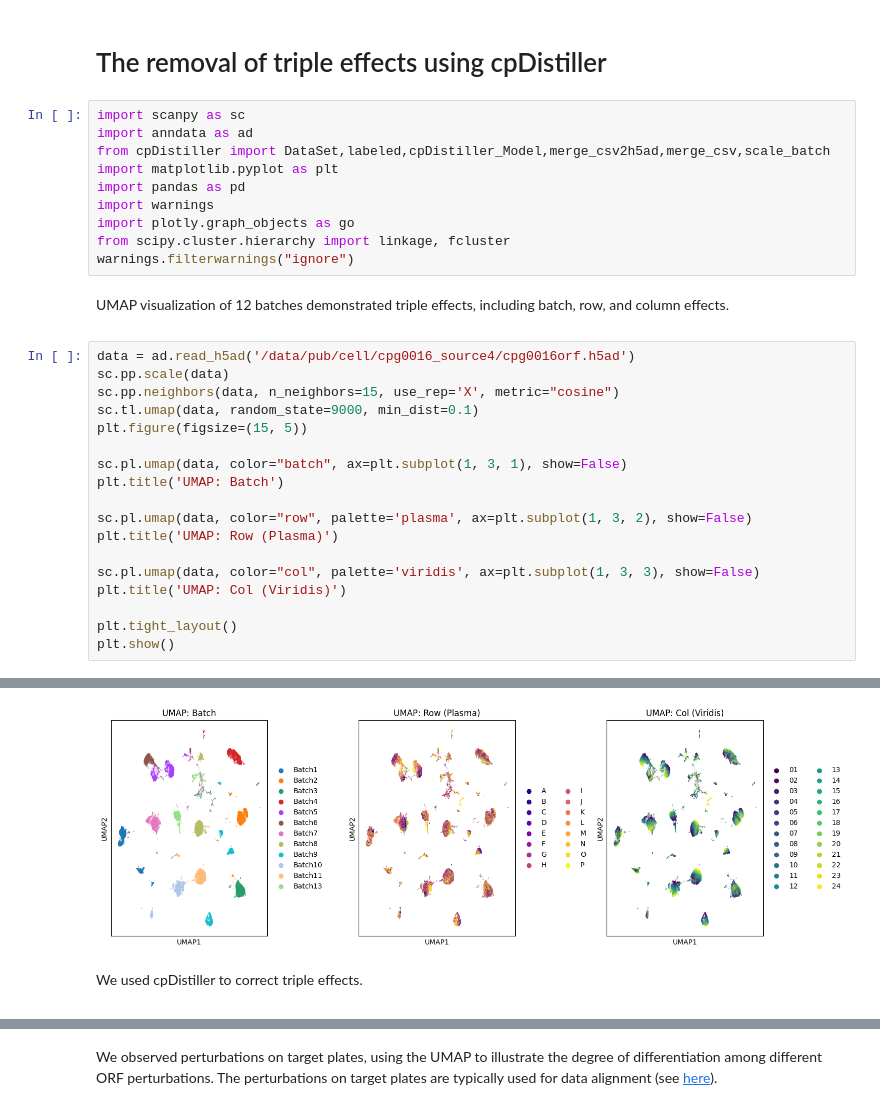
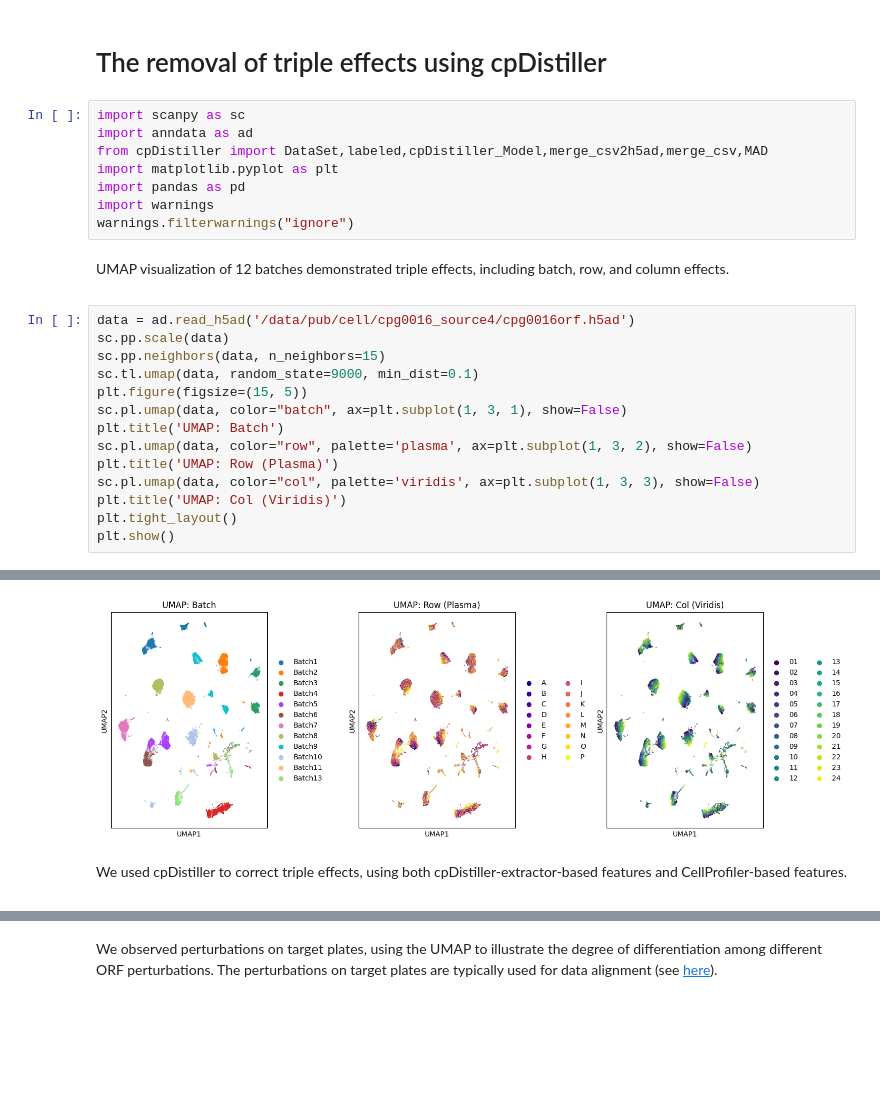
Before and after one commit to BioX-NKU/cpDistiller, a Jupyter notebook: docs/source/Tutorial/batch_row_col/cpDistiller_b_r_c.ipynb, the cells around one changed output, grey strips where cells are left out. Saved outputs shown, nothing was run; the diff lists cells and outputs as text; blank space fills up the shorter version.

```diff
--- a/docs/source/Tutorial/batch_row_col/cpDistiller_b_r_c.ipynb
+++ b/docs/source/Tutorial/batch_row_col/cpDistiller_b_r_c.ipynb
@@ -3,12 +3,10 @@
 # %%
 import scanpy as sc
 import anndata as ad
-from cpDistiller import DataSet,labeled,cpDistiller_Model,merge_csv2h5ad,merge_csv,scale_batch
+from cpDistiller import DataSet,labeled,cpDistiller_Model,merge_csv2h5ad,merge_csv,MAD
 import matplotlib.pyplot as plt
 import pandas as pd
 import warnings
-import plotly.graph_objects as go
-from scipy.cluster.hierarchy import linkage, fcluster
 warnings.filterwarnings("ignore")
 # %% [markdown]
 <div class="alert note">
@@ -19,19 +17,15 @@ UMAP visualization of 12 batches demonstrated triple effects, including batch, r
 # %%
 data = ad.read_h5ad('/data/pub/cell/cpg0016_source4/cpg0016orf.h5ad')
 sc.pp.scale(data)
-sc.pp.neighbors(data, n_neighbors=15, use_rep='X', metric="cosine")
+sc.pp.neighbors(data, n_neighbors=15)
 sc.tl.umap(data, random_state=9000, min_dist=0.1)
 plt.figure(figsize=(15, 5))
-
 sc.pl.umap(data, color="batch", ax=plt.subplot(1, 3, 1), show=False)
 plt.title('UMAP: Batch')
-
 sc.pl.umap(data, color="row", palette='plasma', ax=plt.subplot(1, 3, 2), show=False)
 plt.title('UMAP: Row (Plasma)')
-
 sc.pl.umap(data, color="col", palette='viridis', ax=plt.subplot(1, 3, 3), show=False)
 plt.title('UMAP: Col (Viridis)')
-
 plt.tight_layout()
 plt.show()
 # %% [output]
@@ -38,8 +34,8 @@ plt.show()
-[figure, old version]
+[figure, new version]
 # %% [markdown]
 <div class="alert note">
 <p>
-We used cpDistiller to correct triple effects.
+We used cpDistiller to correct triple effects, using both cpDistiller-extractor-based features and CellProfiler-based features.
 </p>
 </div>
 # %%
```
Also changed, not shown: parts of 8 cells of this notebook, 20 other files.
